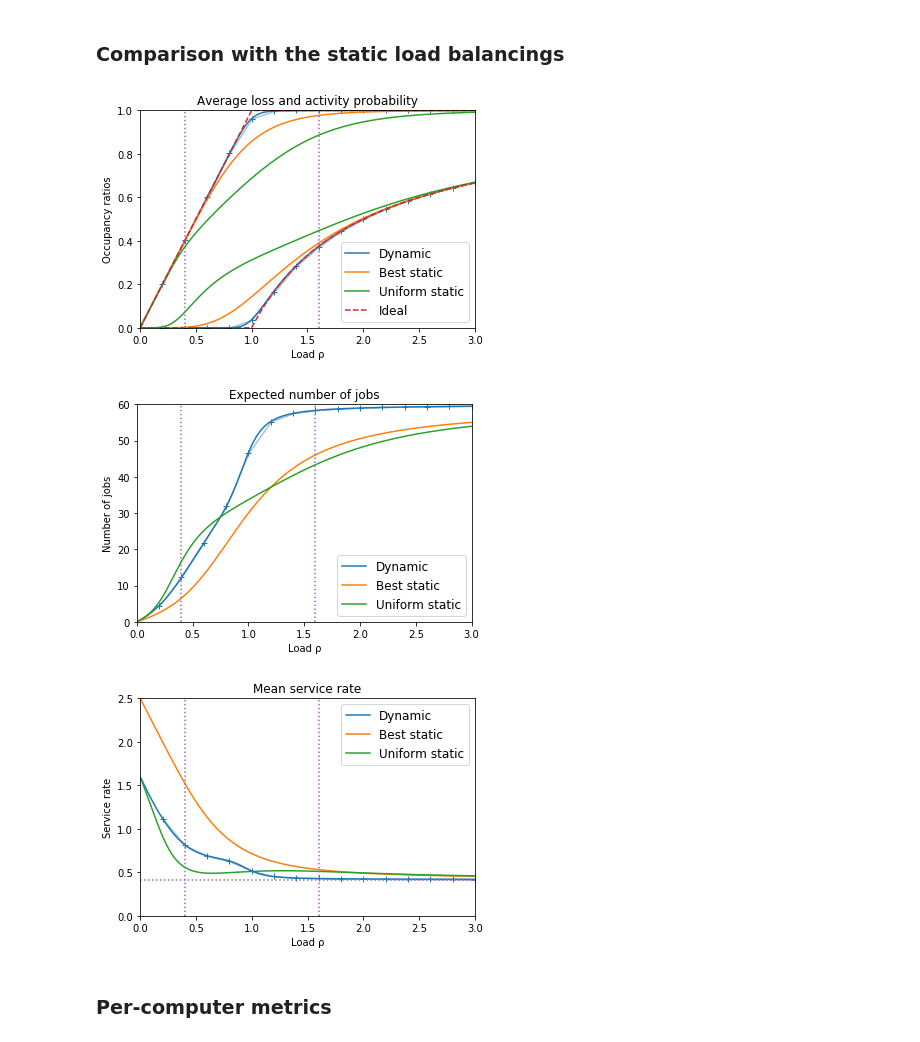
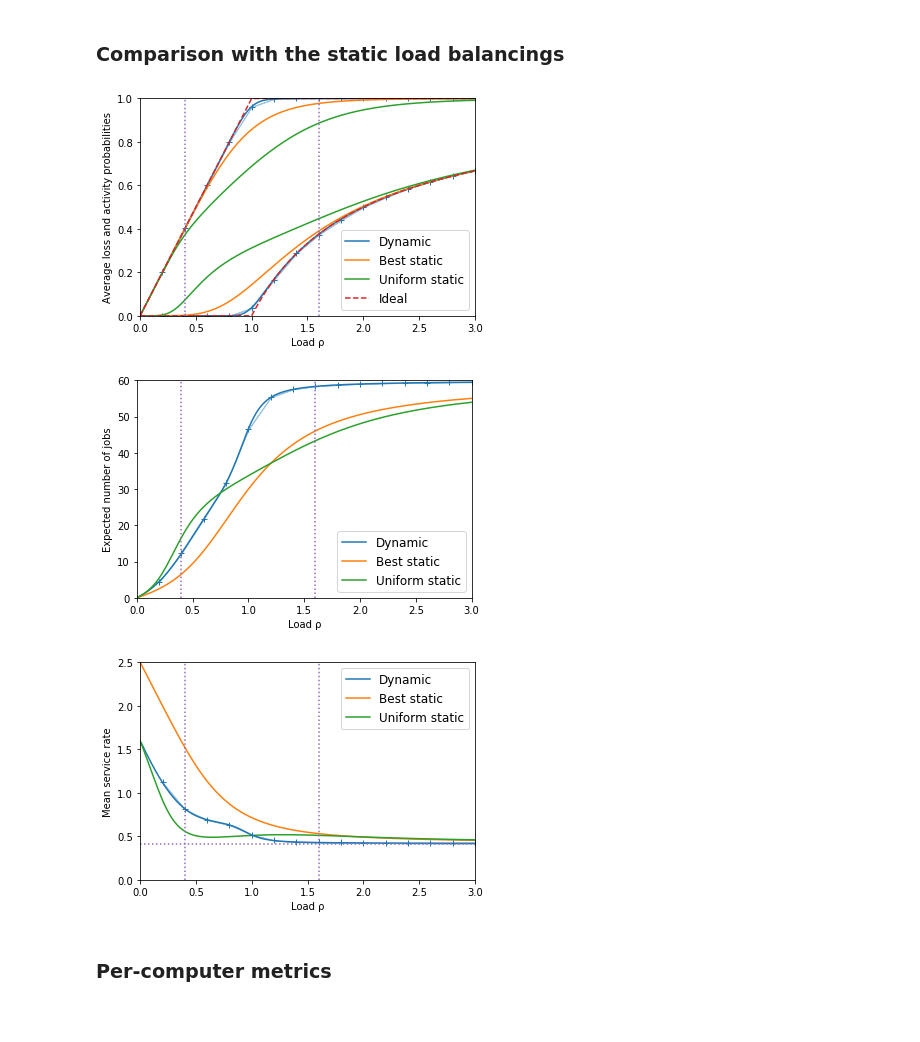
Before and after one commit to ccomte/phd-thesis, a Jupyter notebook: 8-load-balancing/plot.ipynb, the cells around one changed output. Drawn from its saved outputs; the diff is of its cells as text; code cells hidden in the pictures.

```diff
--- a/8-load-balancing/plot.ipynb
+++ b/8-load-balancing/plot.ipynb
@@ -57,36 +57,36 @@ plot(dynamic_exact['rho'], dynamic_exact['eta'], 'C0', label="")
 plot(dynamic_hyperexp['rho'], dynamic_hyperexp['beta'], 'C0+', label="")
 fill_between(dynamic_hyperexp['rho'],
              dynamic_hyperexp['beta'] - dynamic_hyperexp['wbeta'],
              dynamic_hyperexp['beta'] + dynamic_hyperexp['wbeta'],
              color='C0', alpha=.4)
 plot(dynamic_hyperexp['rho'], dynamic_hyperexp['eta'], 'C0+', label="")
 fill_between(dynamic_hyperexp['rho'],
              dynamic_hyperexp['eta'] - dynamic_hyperexp['weta'],
              dynamic_hyperexp['eta'] + dynamic_hyperexp['weta'],
              color='C0', alpha=.4)
 
 # best static
 plot(best_static['rho'], best_static['beta'], 'C1', label="Best static")
 plot(best_static['rho'], best_static['eta'], 'C1', label="")
 
 # uniform static
 plot(uni_static['rho'], uni_static['beta'], 'C2', label="Uniform static")
 plot(uni_static['rho'], uni_static['eta'], 'C2', label="")
 
 # ideal
 plot(ρρ, maximum(0, 1. - 1. / ρρ), 'C3--', label="Ideal")
 plot(ρρ, minimum(1, ρρ), 'C3--')
 
 # references
 axvline(x=2/5, color='C4', linestyle=':')
 axvline(x=8/5, color='C4', linestyle=':')
 
 xlim(0, 3); ylim(0, 1)
-legend(loc='best'); xlabel("Load ρ"); ylabel("Occupancy ratios")
-title("Average loss and activity probability")
+legend(loc='best'); xlabel("Load ρ")
+ylabel("Average loss and activity probabilities")
 show()
 # %% [output]
-[figure, old version]
+[figure, new version]
 # %%
 # mean number of jobs
 figure()
@@ -108,11 +108,11 @@ axvline(x=2/5, color='C4', linestyle=':')
 axvline(x=8/5, color='C4', linestyle=':')
 
 xlim(0, 3); ylim(0, sum(ℓ))
-legend(loc='best'); xlabel("Load ρ"); ylabel("Number of jobs")
-title("Expected number of jobs")
+legend(loc='best'); xlabel("Load ρ")
+ylabel("Expected number of jobs")
 show()
 # %% [output]
-[figure, old version]
+[figure, new version]
 # %%
 # mean service rate
 figure()
@@ -136,11 +136,11 @@ axvline(x=8/5, color='C4', linestyle=':')
 axhline(y = 2.5 / nb_tokens, color='C4', linestyle=':')
 
 xlim(0, 3); ylim(0, 2.5)
-legend(loc='best'); xlabel("Load ρ"); ylabel("Service rate")
-title("Mean service rate")
+legend(loc='best'); xlabel("Load ρ")
+ylabel("Mean service rate")
 show()
 # %% [output]
-[figure, old version]
+[figure, new version]
 # %% [markdown]
 ### Per-computer metrics
 # %%
```
Also changed, not shown: parts of 28 cells of this notebook, 2 other files.
